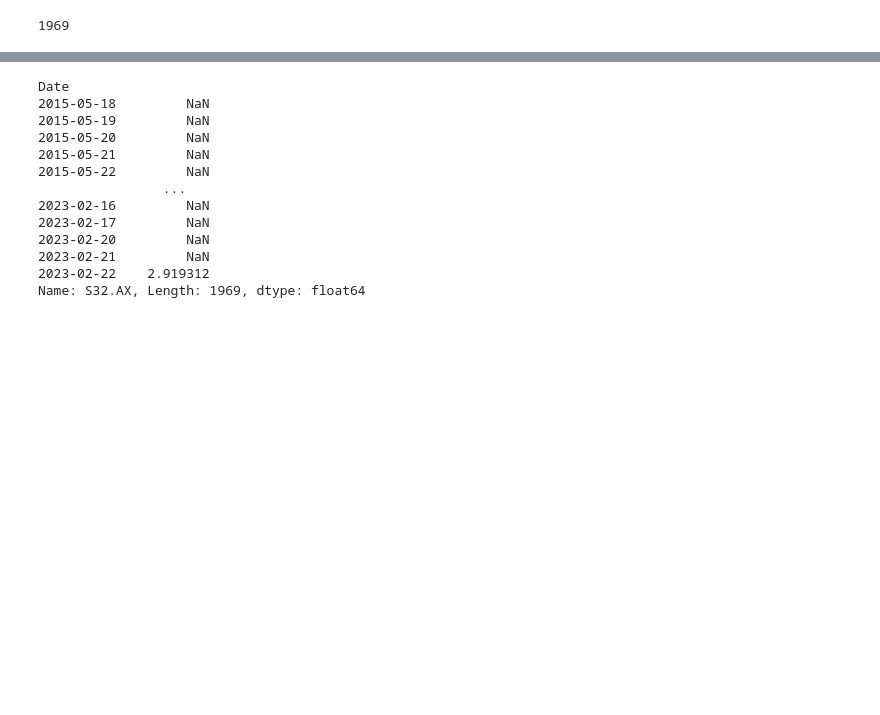
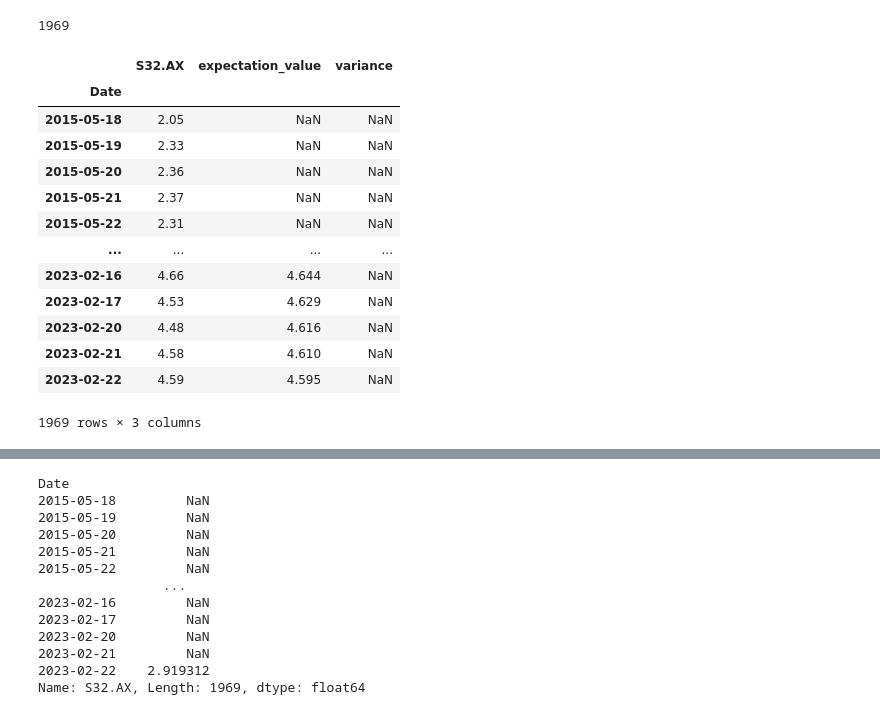
Before and after one commit to ShaunBrentnall/Market-Analysis, a Jupyter notebook: correlation.ipynb, the cells around one changed output, grey strips where cells are left out. Saved outputs shown, nothing was run; the diff lists cells and outputs as text; code cells hidden in the pictures; blank space fills up the shorter version.

```diff
--- a/correlation.ipynb
+++ b/correlation.ipynb
@@ -794,3 +807,21 @@ df["deviation"] = ((df["S32.AX"] - df["expectation_value"])**2).rolling(min_peri
 len(df)
 # %% [output]
 1969
+# %%
+price_sery["variance"] = np.nan
+price_sery
+# %% [output]
+|  | S32.AX | expectation_value | variance |
+| Date |  |  |  |
+| 2015-05-18 | 2.05 | NaN | NaN |
+| 2015-05-19 | 2.33 | NaN | NaN |
+| 2015-05-20 | 2.36 | NaN | NaN |
+| 2015-05-21 | 2.37 | NaN | NaN |
+| 2015-05-22 | 2.31 | NaN | NaN |
+| ... | ... | ... | ... |
+| 2023-02-16 | 4.66 | 4.644 | NaN |
+| 2023-02-17 | 4.53 | 4.629 | NaN |
+| 2023-02-20 | 4.48 | 4.616 | NaN |
+| 2023-02-21 | 4.58 | 4.610 | NaN |
+| 2023-02-22 | 4.59 | 4.595 | NaN |
+1969 rows × 3 columns
```
Also changed, not shown: parts of 8 cells of this notebook.
